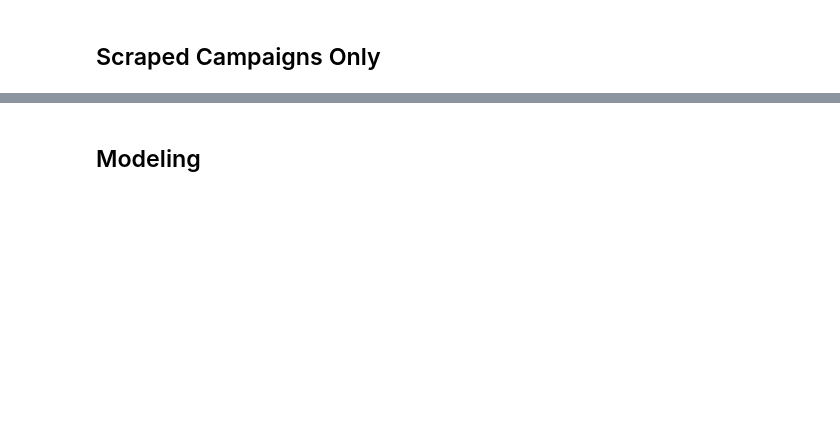
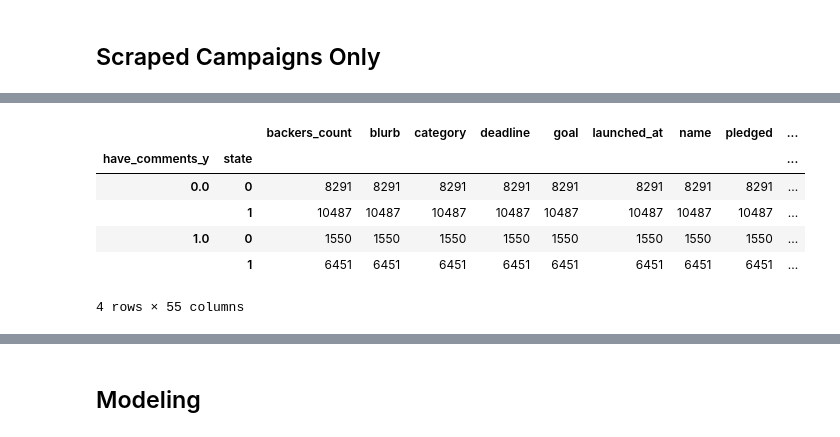
Before and after one commit to helen-tong/kickstarter, a Jupyter notebook: LSTM.ipynb, the cells around one changed output, grey strips where cells are left out. Cells and saved outputs as stored; diff of their text form; code cells hidden in the pictures; blank space fills up the shorter version.

```diff
--- a/LSTM.ipynb
+++ b/LSTM.ipynb
@@ -28,7 +28,7 @@ pd.set_option('display.max_columns', 50)
 # %%
 master = pd.read_csv('data/master_cleaned.csv')
 # %%
-comments = pd.read_csv('data/comments.csv')
+comments = pd.read_csv('data/comments.csv', usecols=[0,1,2])
 # %%
 dates = pd.read_csv('data/comments_dates.csv', names=['name','url','dates'])
 # %%
@@ -391,0 +417,10 @@ model_data1['state'] = model_data1['state'].replace(to_replace=['successful', 'f
+# %%
+model_data1.groupby(['have_comments_y', 'state']).count()
+# %% [output]
+|  |  | backers_count | blurb | category | deadline | goal | launched_at | name | pledged | ... |
+| have_comments_y | state |  |  |  |  |  |  |  |  | ... |
+| 0.0 | 0 | 8291 | 8291 | 8291 | 8291 | 8291 | 8291 | 8291 | 8291 | ... |
+|  | 1 | 10487 | 10487 | 10487 | 10487 | 10487 | 10487 | 10487 | 10487 | ... |
+| 1.0 | 0 | 1550 | 1550 | 1550 | 1550 | 1550 | 1550 | 1550 | 1550 | ... |
+|  | 1 | 6451 | 6451 | 6451 | 6451 | 6451 | 6451 | 6451 | 6451 | ... |
+4 rows × 55 columns
```
Also changed, not shown: parts of 62 cells of this notebook.
